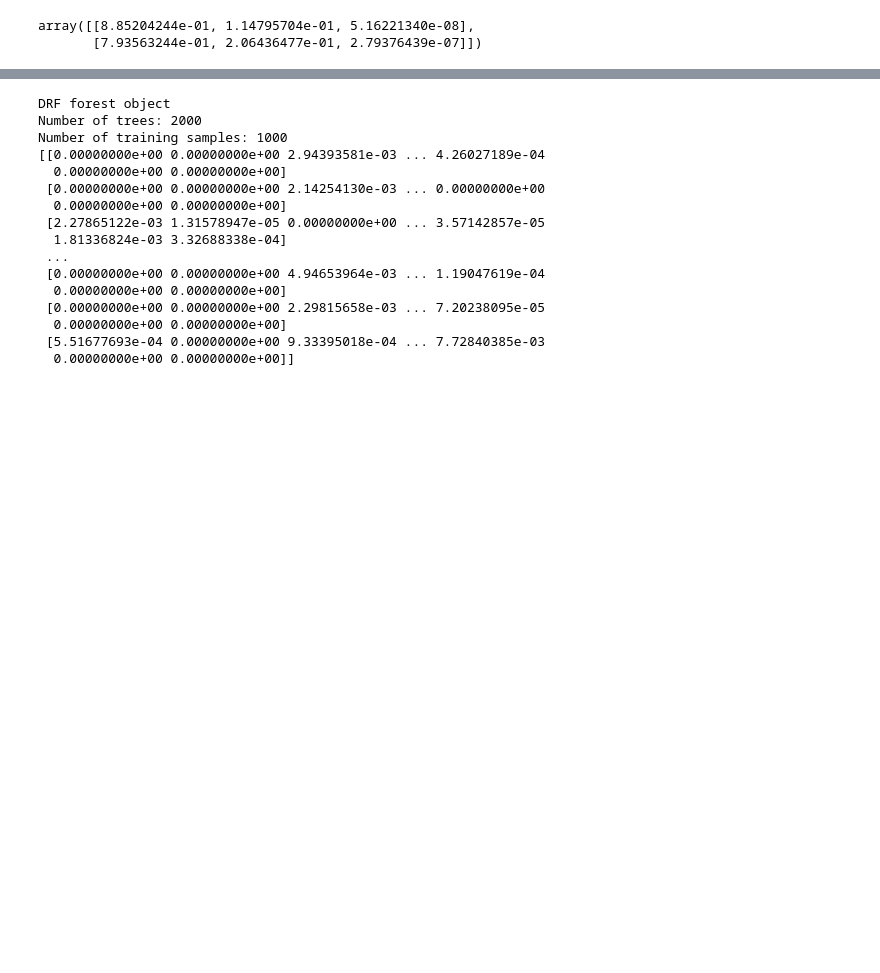
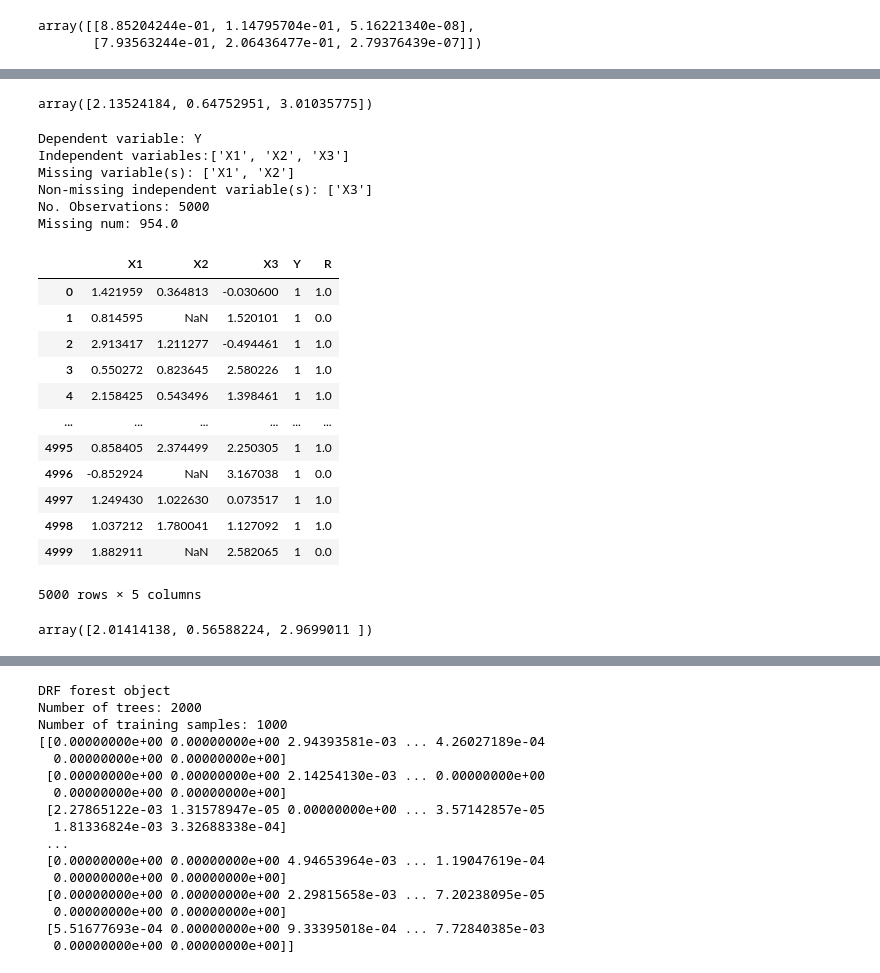
Before and after one commit to liao2434/LDML, a Jupyter notebook: ldml.ipynb, the cells around one changed output, grey strips where cells are left out. Drawn from its saved outputs; the diff is of its cells as text; code cells hidden in the pictures; blank space fills up the shorter version.

```diff
--- a/ldml.ipynb
+++ b/ldml.ipynb
@@ -746,0 +938,69 @@ dtype: float64
+# %%
+#logistic missing Y
+from scipy.optimize import fsolve
+
+def dml(data,form_x,form_y,model,K=5):
+    #support to use classification method
+    skf = StratifiedKFold(n_splits=K,shuffle=True)
+    cvgroup=[]
+    for train, test in skf.split(data, data['R']):
+        cvgroup.append((train,test))
+
+    def score_function(coef):
+        result=np.zeros(len(form_x))
+        for i,(train,test) in enumerate(cvgroup):
+            X=data.take(test)[form_x]
+            Y=data.take(test)[form_y].fillna(0).values
+            R=data.take(test)['R'].values
+
+            #lambda=P(R=1|X)
+            lambda_=data.take(train)['R'].mean()
+
+            #mu=E(Y|X,R=1)
+            train_set=data.take(train).dropna()
+            mu_model=model.fit(train_set[form_x],train_set[form_y].values)
+            mu=mu_model.predict_proba(X)[:,1]#prob of group 1, each row is a 2 element vector
+            #mu=mu_model.predict(X)
+            result=result+X.T.dot(R*(Y-mu)/lambda_+mu-1/(1+np.exp(-X.dot(coef))))
+        return result
+
+    result=fsolve(score_function,np.ones(len(form_x)))
+    return result
+
+from sklearn.linear_model import LogisticRegression
+model=LogisticRegression(C=10000)
+dml(m.data,['X1','X2','X3'],'Y',model)
+# %% [output]
+array([2.13524184, 0.64752951, 3.01035775])
+# %%
+from sklearn.linear_model import LogisticRegression,LinearRegression
+model=LogisticRegression(C=1)
+model_reg=LinearRegression()
+# %%
+m=MissingDataLogistics(data,'Y',['X1','X2','X3'],model,5,model_reg=model_reg)
+print(m)
+m.data
+# %% [output]
+Dependent variable: Y
+Independent variables:['X1', 'X2', 'X3']
+Missing variable(s): ['X1', 'X2']
+Non-missing independent variable(s): ['X3']
+No. Observations: 5000
+Missing num: 954.0
+|  | X1 | X2 | X3 | Y | R |
+| 0 | 1.421959 | 0.364813 | -0.030600 | 1 | 1.0 |
+| 1 | 0.814595 | NaN | 1.520101 | 1 | 0.0 |
+| 2 | 2.913417 | 1.211277 | -0.494461 | 1 | 1.0 |
+| 3 | 0.550272 | 0.823645 | 2.580226 | 1 | 1.0 |
+| 4 | 2.158425 | 0.543496 | 1.398461 | 1 | 1.0 |
+| ... | ... | ... | ... | ... | ... |
+| 4995 | 0.858405 | 2.374499 | 2.250305 | 1 | 1.0 |
+| 4996 | -0.852924 | NaN | 3.167038 | 1 | 0.0 |
+| 4997 | 1.249430 | 1.022630 | 0.073517 | 1 | 1.0 |
+| 4998 | 1.037212 | 1.780041 | 1.127092 | 1 | 1.0 |
+| 4999 | 1.882911 | NaN | 2.582065 | 1 | 0.0 |
+5000 rows × 5 columns
+# %%
+m.missing_x()
+# %% [output]
+array([2.01414138, 0.56588224, 2.9699011 ])
```
Also changed, not shown: parts of 63 cells of this notebook, 1 other file.
